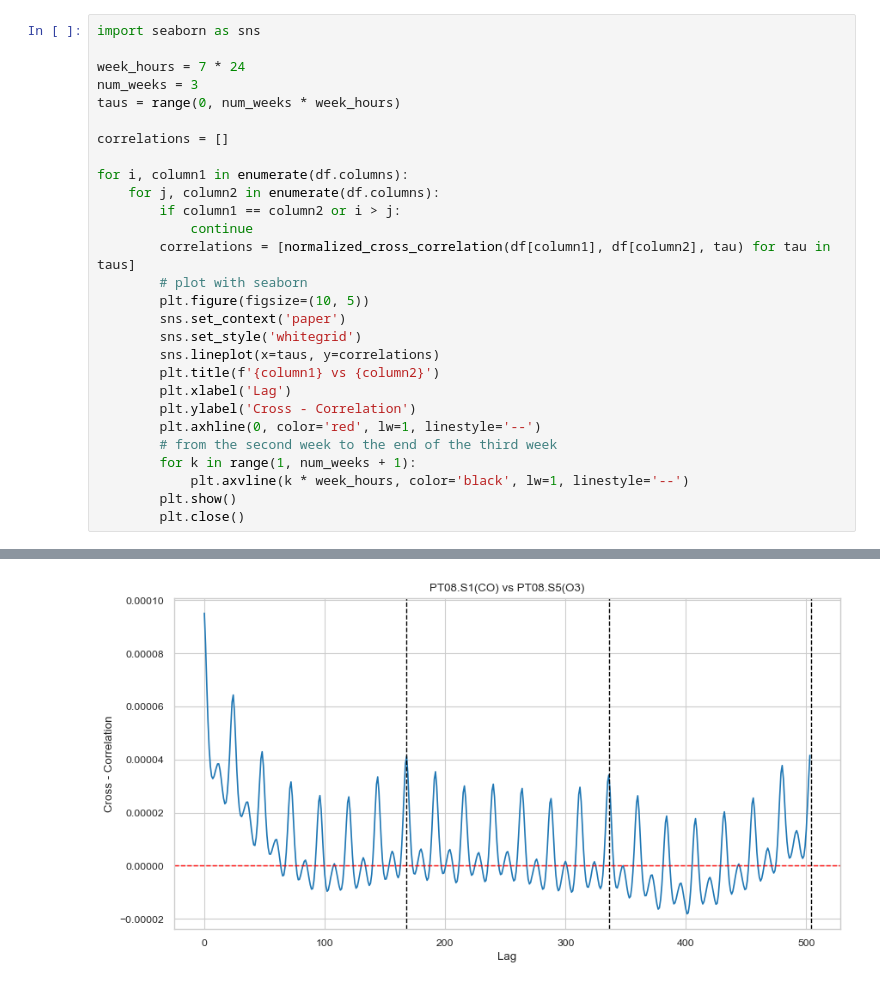
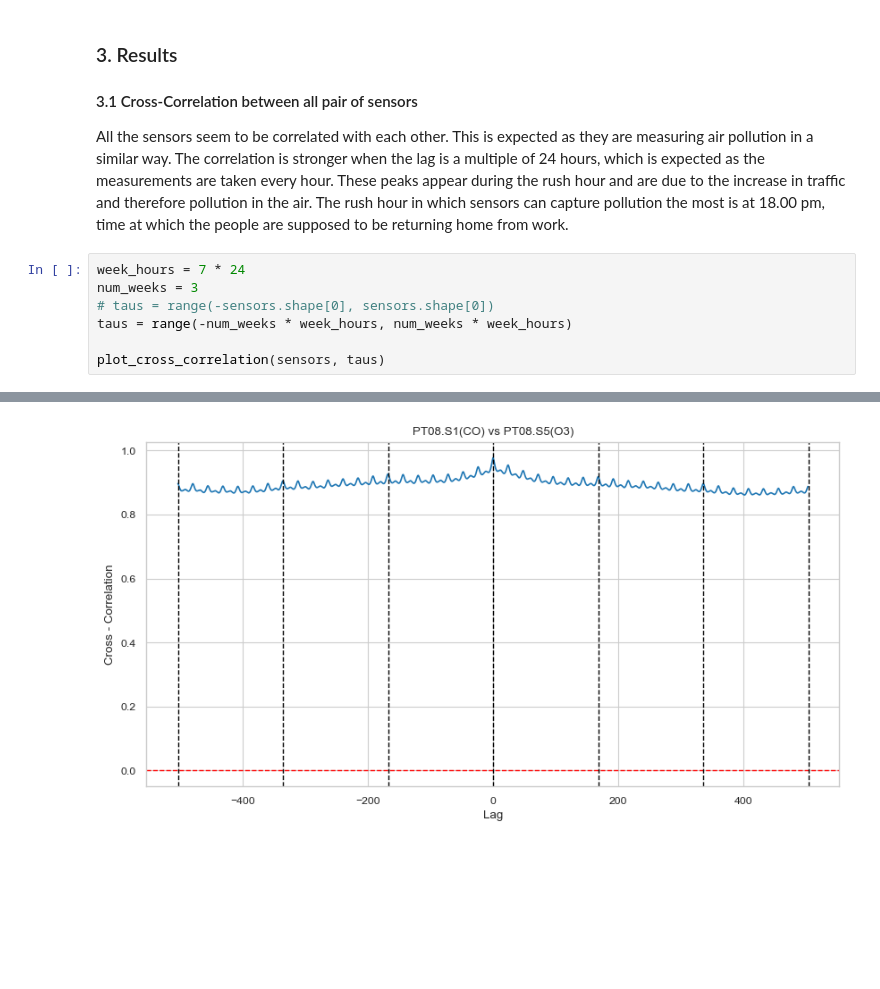
Before and after one commit to FabriDeCastelli/ISPR-23-24, a Jupyter notebook: assignment1/solution.ipynb, the cells around one changed output, grey strips where cells are left out. Saved outputs shown, nothing was run; the diff lists cells and outputs as text; blank space fills up the shorter version.

```diff
--- a/assignment1/solution.ipynb
+++ b/assignment1/solution.ipynb
@@ -46,29 +180,12 @@ def normalized_cross_correlation(x, y, lag):
+# %% [markdown]
+### 3. Results
+#### 3.1 Cross-Correlation between all pair of sensors
+All the sensors seem to be correlated with each other. This is expected as they are measuring air pollution in a similar way. The correlation is stronger when the lag is a multiple of 24 hours, which is expected as the measurements are taken every hour. These peaks appear during the rush hour and are due to the increase in traffic and therefore pollution in the air. The rush hour in which sensors can capture pollution the most is at 18.00 pm, time at which the people are supposed to be returning home from work.
 # %%
-import seaborn as sns
-
 week_hours = 7 * 24
 num_weeks = 3
-taus = range(0, num_weeks * week_hours)
+# taus = range(-sensors.shape[0], sensors.shape[0])
+taus = range(-num_weeks * week_hours, num_weeks * week_hours)
 
-correlations = []
-
-for i, column1 in enumerate(df.columns):
-    for j, column2 in enumerate(df.columns):
-        if column1 == column2 or i > j:
-            continue
-        correlations = [normalized_cross_correlation(df[column1], df[column2], tau) for tau in taus]
-        # plot with seaborn
-        plt.figure(figsize=(10, 5))
-        sns.set_context('paper')
-        sns.set_style('whitegrid')
-        sns.lineplot(x=taus, y=correlations)
-        plt.title(f'{column1} vs {column2}')
-        plt.xlabel('Lag')
-        plt.ylabel('Cross - Correlation')
-        plt.axhline(0, color='red', lw=1, linestyle='--')
-        # from the second week to the end of the third week
-        for k in range(1, num_weeks + 1):
-            plt.axvline(k * week_hours, color='black', lw=1, linestyle='--')
-        plt.show()
-        plt.close()
+plot_cross_correlation(sensors, taus)
 # %% [output]
@@ -78 +195 @@ for i, column1 in enumerate(df.columns):
-[figure, old version]
+[figure, new version]
```
Also changed, not shown: parts of 15 cells of this notebook.
